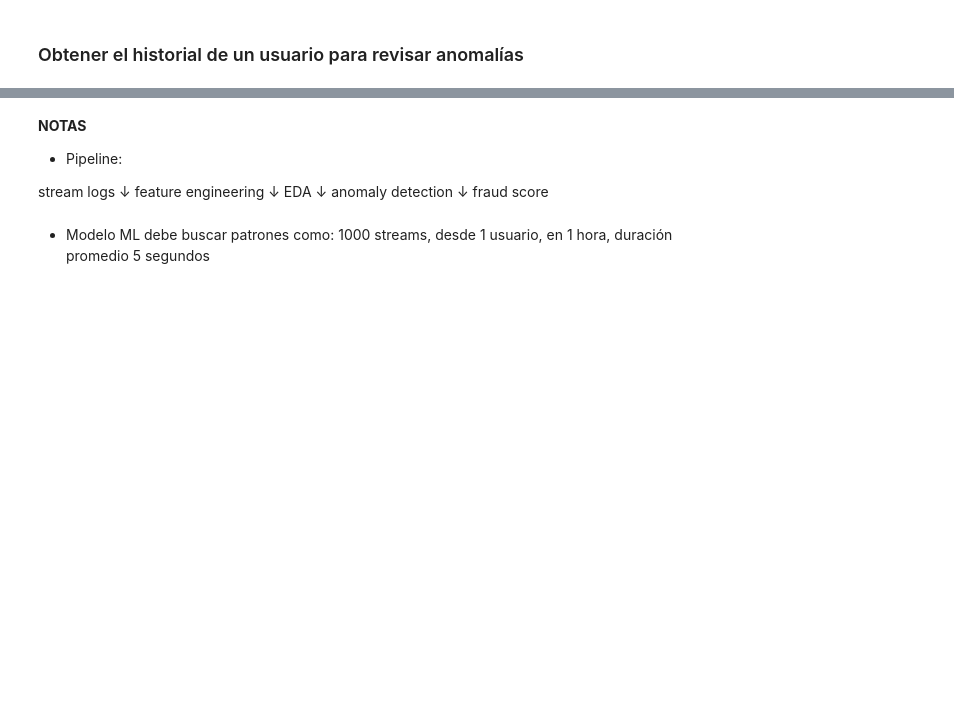
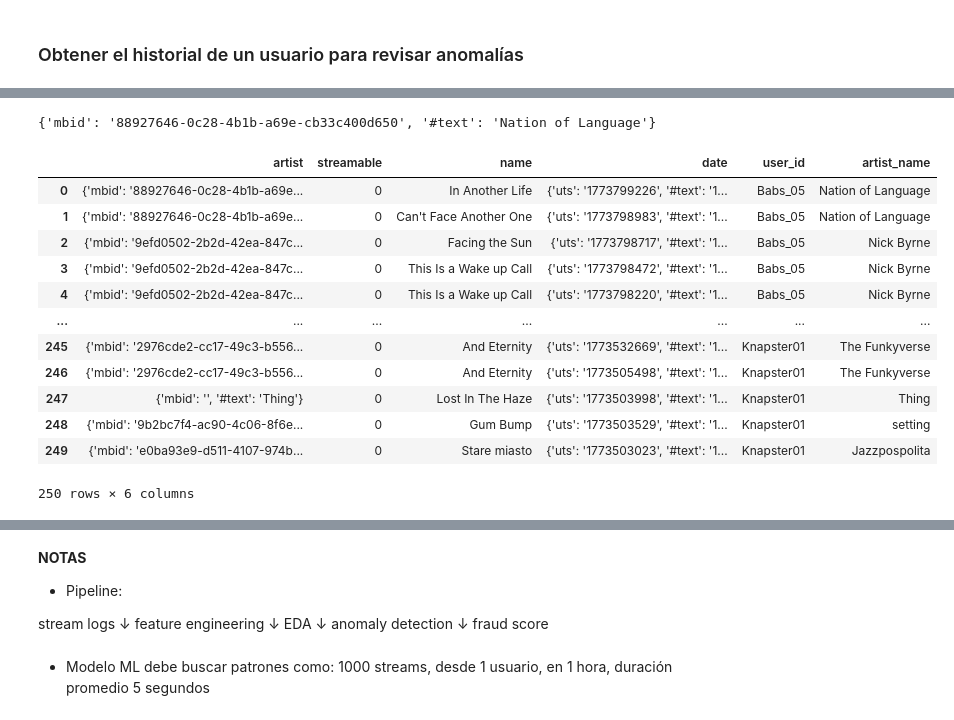
Before and after one commit to 4GeeksAcademy/ProyectoFinal23, a Jupyter notebook: src/Recolectar_Data.ipynb, the cells around one changed output, grey strips where cells are left out. Saved outputs shown, nothing was run; the diff lists cells and outputs as text; code cells hidden in the pictures; blank space fills up the shorter version.

```diff
--- a/src/Recolectar_Data.ipynb
+++ b/src/Recolectar_Data.ipynb
@@ -395,0 +430,28 @@ def check_user_activity(api_key, username):
+# %%
+import requests
+import pandas as pd
+
+API_KEY = "63e059c3c912a3f642daf2372484d183"
+
+def get_user_friends(username):
+    """Obtiene la lista de amigos de un usuario para expandir la base de datos."""
+    url = f"https://ws.audioscrobbler.com/2.0/?method=user.getfriends&user={username}&api_key={API_KEY}&format=json"
+    response = requests.get(url).json()
+    # Extraemos solo los nombres de usuario de la lista de amigos
+    if 'friends' in response:
+        return [friend['name'] for friend in response['friends']['user']]
+    return []
+
+def get_recent_tracks(username):
+    """Obtiene el historial reciente para detectar patrones de fraude."""
+    url = f"https://ws.audioscrobbler.com/2.0/?method=user.getrecenttracks&user={username}&api_key={API_KEY}&format=json"
+    data = requests.get(url).json()
+    if 'recenttracks' in data:
+        return data['recenttracks']['track']
+    return []
+# %%
+
+# --- Ejemplo de flujo de trabajo ---
+# 1. Empezamos con 'rj' y buscamos a sus amigos
+usuarios_iniciales = get_user_friends("rj")
+usuarios_iniciales[:5]
@@ -395,0 +460,14 @@ def check_user_activity(api_key, username):
+# %%
+
+# 2. Recolectamos datos de escucha de esos nuevos usuarios
+lista_total_escuchas = []
+for user in usuarios_iniciales[:5]:  # Limitamos a 5 para el ejemplo
+    tracks = get_recent_tracks(user)
+    for t in tracks:
+        t['user_id'] = user  # Añadimos el ID de usuario para el análisis [3]
+        lista_total_escuchas.append(t)
+# %%
+
+# 3. Creamos el DataFrame para tu EDA [4]
+df_escuchas = pd.DataFrame(lista_total_escuchas)
+df_escuchas.head()
@@ -395,0 +481,21 @@ def check_user_activity(api_key, username):
+# %%
+df_escuchas['artist'][0]
+# %% [output]
+{'mbid': '88927646-0c28-4b1b-a69e-cb33c400d650', '#text': 'Nation of Language'}
+# %%
+df_escuchas['artist_name'] = df_escuchas['artist'].apply(lambda x: x['#text'])
+df_escuchas.drop(['mbid','album','url','image'],axis=1)
+# %% [output]
+|  | artist | streamable | name | date | user_id | artist_name |
+| 0 | {'mbid': '88927646-0c28-4b1b-a69e... | 0 | In Another Life | {'uts': '1773799226', '#text': '1... | Babs_05 | Nation of Language |
+| 1 | {'mbid': '88927646-0c28-4b1b-a69e... | 0 | Can't Face Another One | {'uts': '1773798983', '#text': '1... | Babs_05 | Nation of Language |
+| 2 | {'mbid': '9efd0502-2b2d-42ea-847c... | 0 | Facing the Sun | {'uts': '1773798717', '#text': '1... | Babs_05 | Nick Byrne |
+| 3 | {'mbid': '9efd0502-2b2d-42ea-847c... | 0 | This Is a Wake up Call | {'uts': '1773798472', '#text': '1... | Babs_05 | Nick Byrne |
+| 4 | {'mbid': '9efd0502-2b2d-42ea-847c... | 0 | This Is a Wake up Call | {'uts': '1773798220', '#text': '1... | Babs_05 | Nick Byrne |
+| ... | ... | ... | ... | ... | ... | ... |
+| 245 | {'mbid': '2976cde2-cc17-49c3-b556... | 0 | And Eternity | {'uts': '1773532669', '#text': '1... | Knapster01 | The Funkyverse |
+| 246 | {'mbid': '2976cde2-cc17-49c3-b556... | 0 | And Eternity | {'uts': '1773505498', '#text': '1... | Knapster01 | The Funkyverse |
+| 247 | {'mbid': '', '#text': 'Thing'} | 0 | Lost In The Haze | {'uts': '1773503998', '#text': '1... | Knapster01 | Thing |
+| 248 | {'mbid': '9b2bc7f4-ac90-4c06-8f6e... | 0 | Gum Bump | {'uts': '1773503529', '#text': '1... | Knapster01 | setting |
+| 249 | {'mbid': 'e0ba93e9-d511-4107-974b... | 0 | Stare miasto | {'uts': '1773503023', '#text': '1... | Knapster01 | Jazzpospolita |
+250 rows × 6 columns
```
Also changed, not shown: parts of 10 cells of this notebook.
